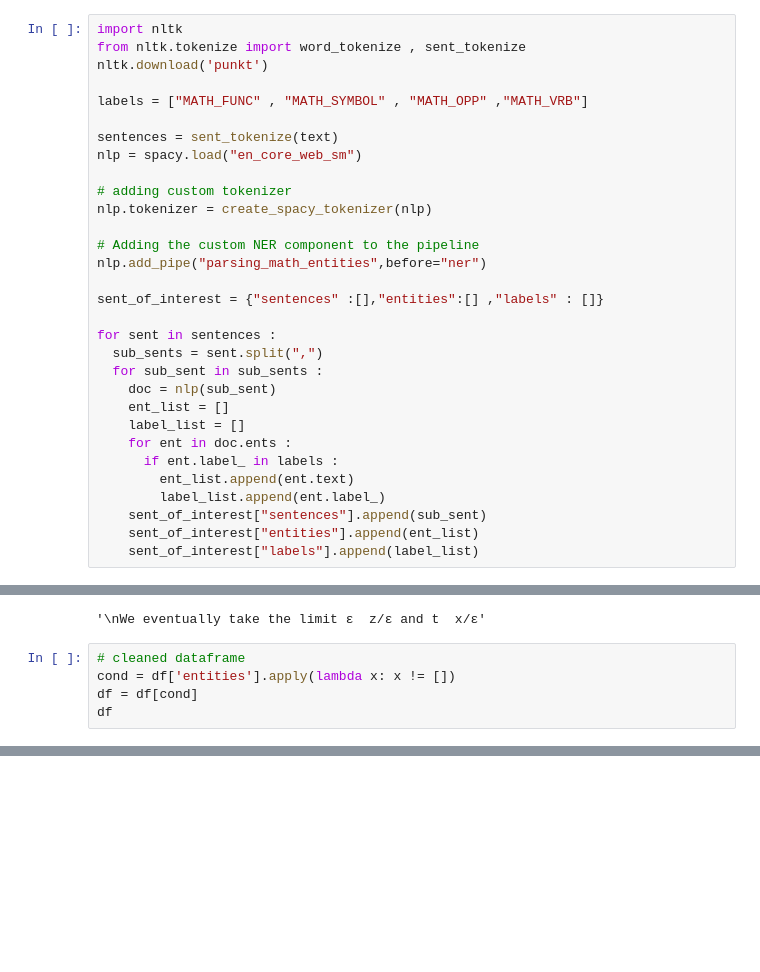
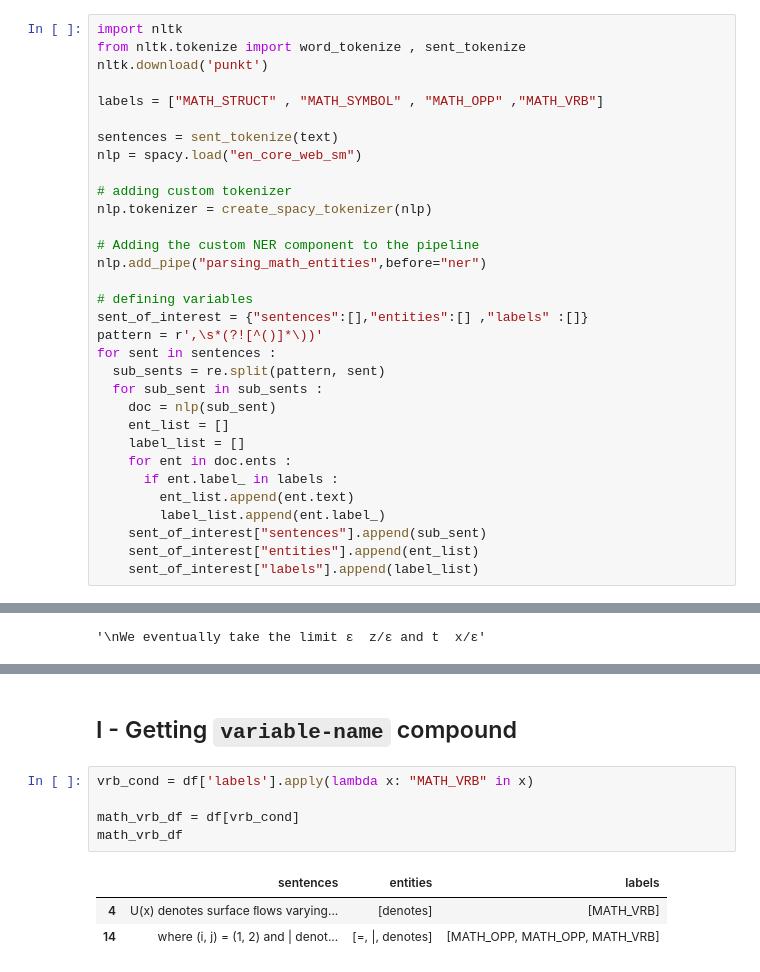
Before and after one commit to taissirboukrouba/Structured-Information-Retrieval-with-LLMs, a Jupyter notebook: notebooks/feature_extraction.ipynb, the cells around one changed output, grey strips where cells are left out. Saved outputs shown, nothing was run; the diff lists cells and outputs as text; blank space fills up the shorter version.

```diff
--- a/notebooks/feature_extraction.ipynb
+++ b/notebooks/feature_extraction.ipynb
@@ -372,7 +392,7 @@ import nltk
 from nltk.tokenize import word_tokenize , sent_tokenize
 nltk.download('punkt')
 
-labels = ["MATH_FUNC" , "MATH_SYMBOL" , "MATH_OPP" ,"MATH_VRB"]
+labels = ["MATH_STRUCT" , "MATH_SYMBOL" , "MATH_OPP" ,"MATH_VRB"]
 
 sentences = sent_tokenize(text)
 nlp = spacy.load("en_core_web_sm")
@@ -383,10 +403,11 @@ nlp.tokenizer = create_spacy_tokenizer(nlp)
 # Adding the custom NER component to the pipeline
 nlp.add_pipe("parsing_math_entities",before="ner")
 
-sent_of_interest = {"sentences" :[],"entities":[] ,"labels" : []}
-
+# defining variables
+sent_of_interest = {"sentences":[],"entities":[] ,"labels" :[]}
+pattern = r',\s*(?![^()]*\))'
 for sent in sentences :
-  sub_sents = sent.split(",")
+  sub_sents = re.split(pattern, sent)
   for sub_sent in sub_sents :
     doc = nlp(sub_sent)
     ent_list = []
@@ -406,8 +427,3 @@ df = pd.DataFrame(sent_of_interest)
 df.iloc[0].sentences
 # %% [output]
 '\nWe eventually take the limit ε  z/ε and t  x/ε'
-# %%
-# cleaned dataframe
-cond = df['entities'].apply(lambda x: x != [])
-df = df[cond]
-df
@@ -432 +455,12 @@ df
+# %% [markdown]
+## I - Getting `variable-name` compound
+# %%
+vrb_cond = df['labels'].apply(lambda x: "MATH_VRB" in x)
+
+math_vrb_df = df[vrb_cond]
+math_vrb_df
+# %% [output]
+|  | sentences | entities | labels |
+| 4 | U(x) denotes surface ﬂows varying... | [denotes] | [MATH_VRB] |
+| 14 | where (i, j) = (1, 2) and | denot... | [=, |, denotes] | [MATH_OPP, MATH_OPP, MATH_VRB] |
 # %%
```
Also changed, not shown: parts of 11 cells of this notebook.
